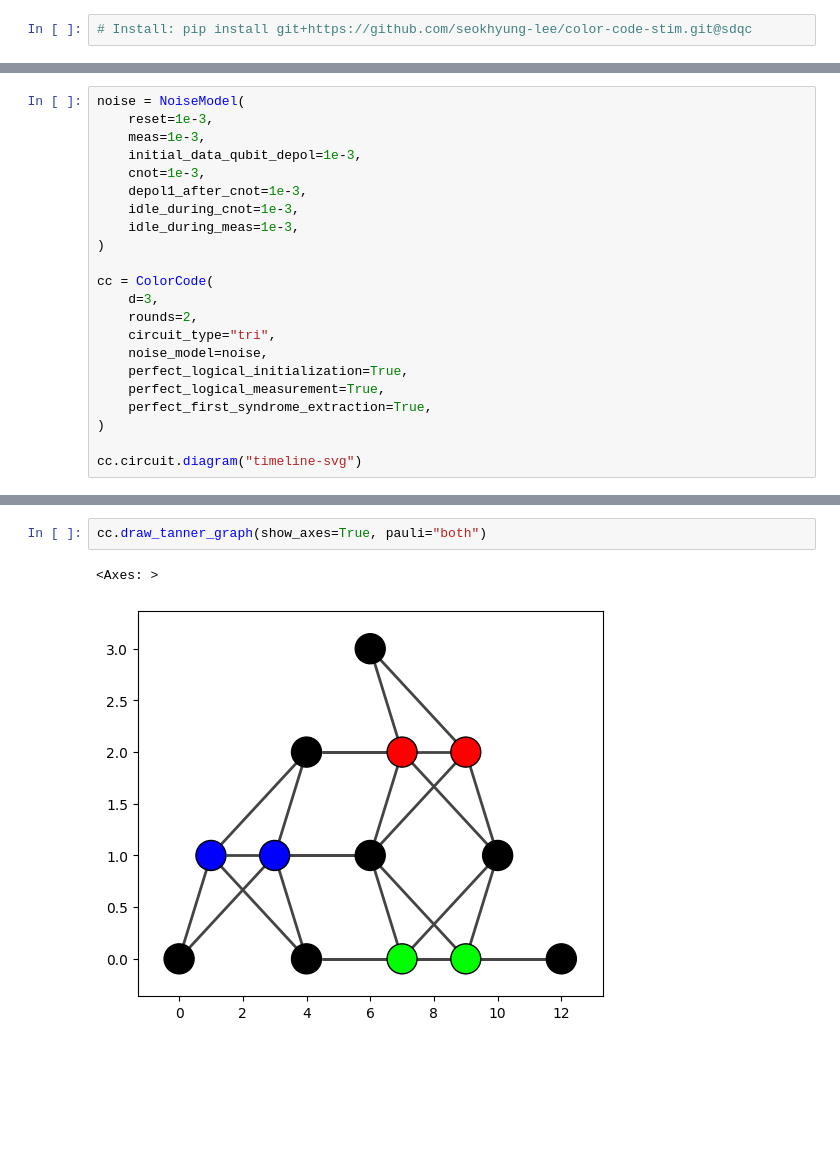
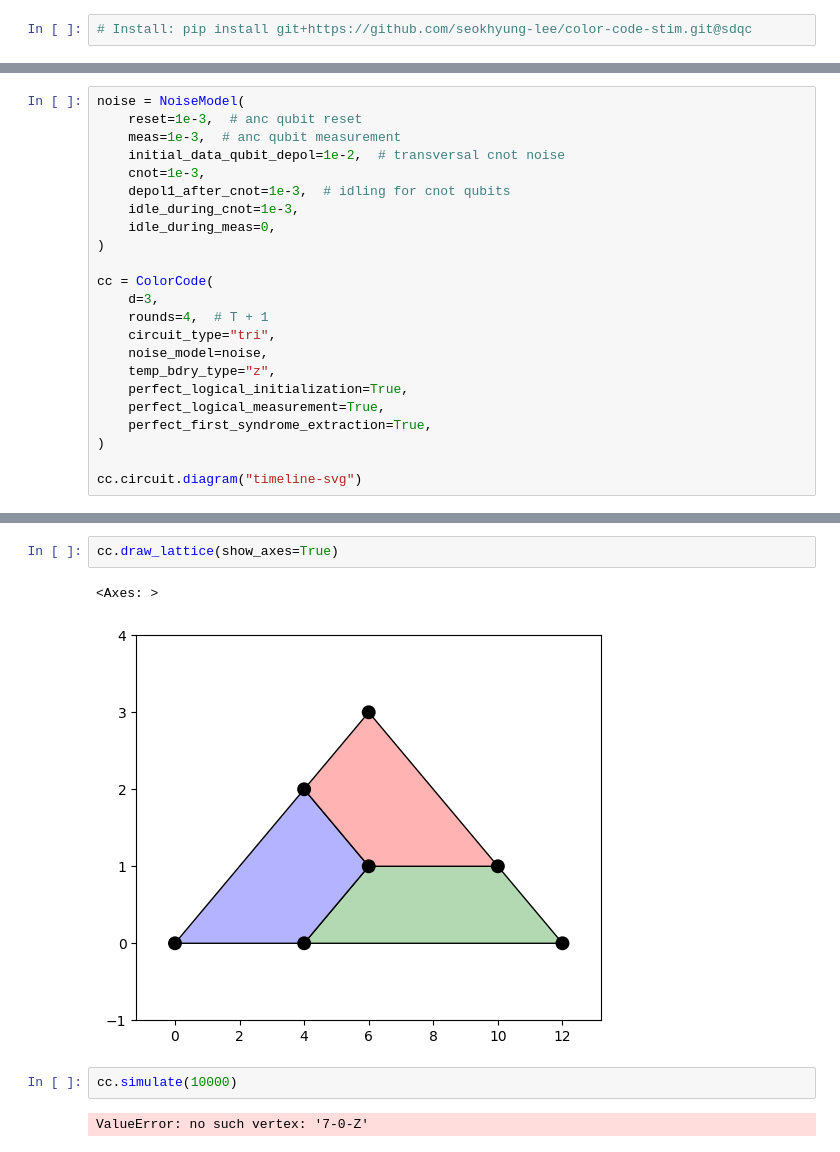
Before and after one commit to seokhyung-lee/color-code-stim, a Jupyter notebook: notebooks/sdqc.ipynb, the cells around one changed output, grey strips where cells are left out. Saved outputs shown, nothing was run; the diff lists cells and outputs as text; blank space fills up the shorter version.

```diff
--- a/notebooks/sdqc.ipynb
+++ b/notebooks/sdqc.ipynb
@@ -10,19 +7,20 @@ The autoreload extension is already loaded. To reload it, use:
 # %%
 noise = NoiseModel(
-    reset=1e-3,
-    meas=1e-3,
-    initial_data_qubit_depol=1e-3,
+    reset=1e-3,  # anc qubit reset
+    meas=1e-3,  # anc qubit measurement
+    initial_data_qubit_depol=1e-2,  # transversal cnot noise
     cnot=1e-3,
-    depol1_after_cnot=1e-3,
+    depol1_after_cnot=1e-3,  # idling for cnot qubits
     idle_during_cnot=1e-3,
-    idle_during_meas=1e-3,
+    idle_during_meas=0,
 )
 
 cc = ColorCode(
     d=3,
-    rounds=2,
+    rounds=4,  # T + 1
     circuit_type="tri",
     noise_model=noise,
+    temp_bdry_type="z",
     perfect_logical_initialization=True,
     perfect_logical_measurement=True,
     perfect_first_syndrome_extraction=True,
@@ -49,6 +47,10 @@ cc.circuit.diagram("timeline-svg")
 </svg>
 # %%
-cc.draw_tanner_graph(show_axes=True, pauli="both")
+cc.draw_lattice(show_axes=True)
 # %% [output]
 <Axes: >
-[figure, old version]
+[figure, new version]
+# %%
+cc.simulate(10000)
+# %% [output]
+ValueError: no such vertex: '7-0-Z'
```
Also changed, not shown: parts of 2 cells of this notebook, 3 other files.
